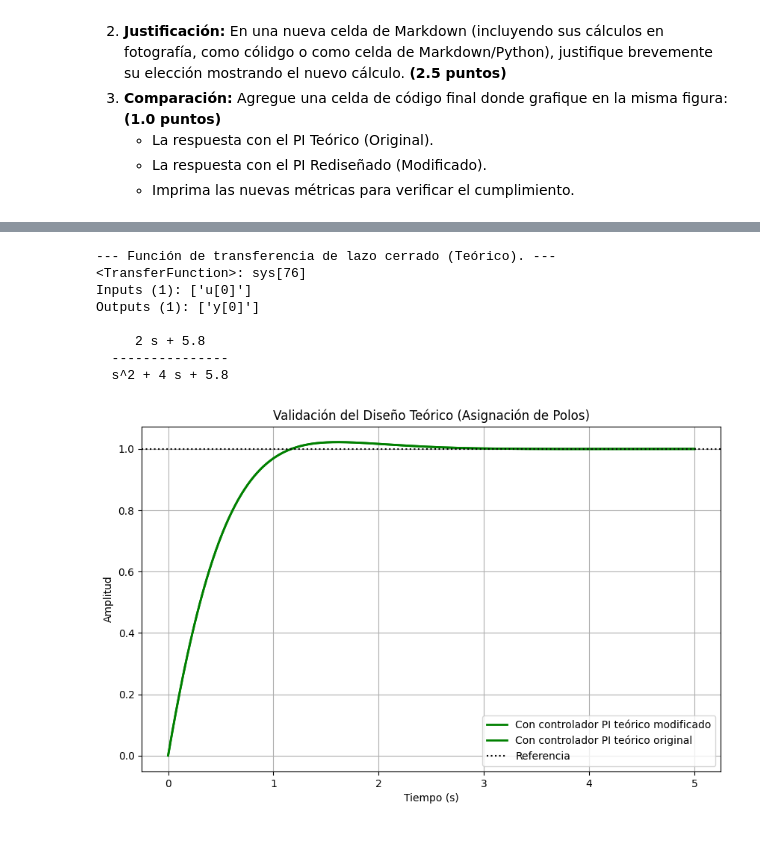
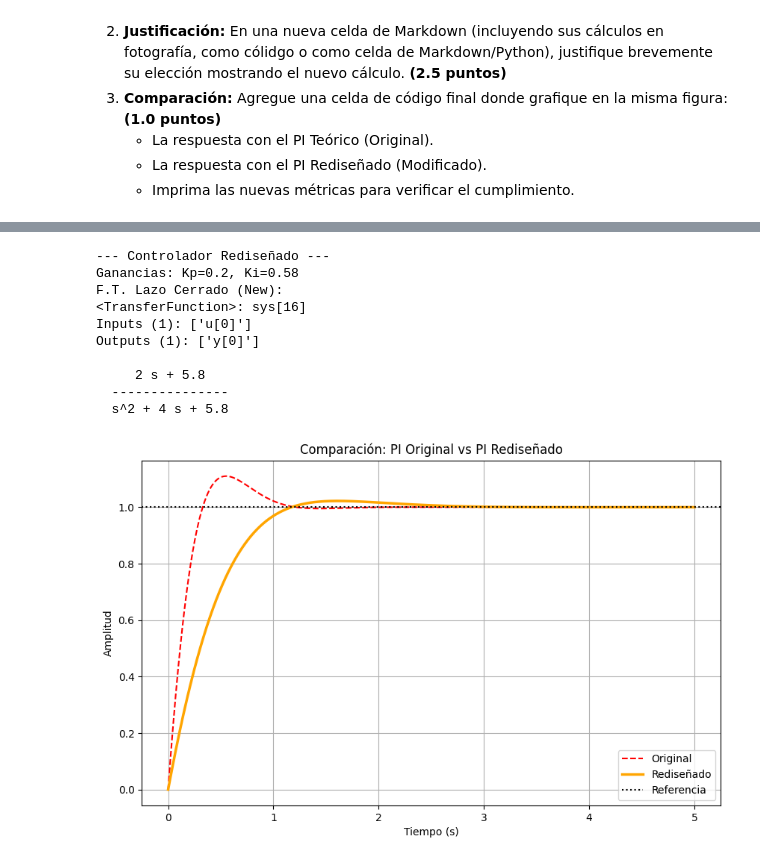
Before and after one commit to GiannyAlcantara01/control-clasico, a Jupyter notebook: Examenes/E_3_Asignacion_de_polos.ipynb, the cells around one changed output, grey strips where cells are left out. Drawn from its saved outputs; the diff is of its cells as text; code cells hidden in the pictures.

```diff
--- a/Examenes/E_3_Asignacion_de_polos.ipynb
+++ b/Examenes/E_3_Asignacion_de_polos.ipynb
@@ -120,75 +126,71 @@ import control as ct
 import matplotlib.pyplot as plt
 import numpy as np
 
-# --- 1. Definición del sistema y controlador. ---
-# Planta Gp(s) = 10 / (s+2).
+# --- 1. Definición del sistema (Planta) ---
 num_p = [10]
 den_p = [1, 2]
 Gp = ct.tf(num_p, den_p)
 
-# Controlador PI Teórico: Gc = (Kps + Ki)/s.
-# Valores obtenidos del diseño teórico (Zeta=0.707)
-Kp_teo_mod = 0.2
-Ki_teo_mod = 0.58
-Gc_mod = ct.tf([Kp_teo_mod, Ki_teo_mod], [1, 0])
+# --- 2. Controlador PI Original (Teórico Zeta=0.707) ---
+# Valores del ejercicio anterior que dieron ~11% de overshoot
+Kp_orig = 0.507
+Ki_orig = 2.5
+Gc_orig = ct.tf([Kp_orig, Ki_orig], [1, 0])
+G_LC_orig = ct.feedback(Gc_orig * Gp, 1)
 
-# Sistema en lazo cerrado con el controlador: G_LC = (Gc*Gp) / (1 + Gc*Gp).
-G_LC_modi = ct.feedback(Gc_mod * Gp, 1)
-print("--- Función de transferencia de lazo cerrado (Teórico). ---")
-print(G_LC_modi)
+# --- 3. Controlador PI Rediseñado (Zeta=0.9, Wn=5) ---
+# Aumentamos Kp para subir el amortiguamiento (zeta) y reducir el pico
+Kp_new = 0.2
+Ki_new = 0.58
+Gc_new = ct.tf([Kp_new, Ki_new], [1, 0])
+G_LC_new = ct.feedback(Gc_new * Gp, 1)
+
+print(f"--- Controlador Rediseñado ---")
+print(f"Ganancias: Kp={Kp_new}, Ki={Ki_new}")
+print(f"F.T. Lazo Cerrado (New): \n{G_LC_new}")
 
 
-# --- 2. Simulación y gráfica de las respuestas. ---
-# Vector de tiempo: 0 a 5 segundos.
-t_mod = np.linspace(0, 5, 1000)
+# --- 4. Simulación Comparativa ---
+t = np.linspace(0, 5, 1000)
 
-# Obtener respuesta al escalón.
-_, y_LC_mod = ct.step_response(G_LC_modi, T=t)
+# Obtener respuestas
+_, y_orig = ct.step_response(G_LC_orig, T=t)
+_, y_new = ct.step_response(G_LC_new, T=t)
 
+# Graficar
 plt.figure(figsize=(10, 6))
-plt.plot(t_mod, y_LC_mod, 'g-', linewidth=2,  label='Con controlador PI teórico modificado')
-plt.plot(t, y_LC, 'g-', linewidth=2,  label='Con controlador PI teórico original')
+plt.plot(t, y_orig, 'r--', linewidth=1.5, label='Original')
+plt.plot(t, y_new, 'orange', linewidth=2.5, label='Rediseñado')
 plt.axhline(y=1, color='k', linestyle=':', label='Referencia')
 
-plt.title('Validación del Diseño Teórico (Asignación de Polos)')
+plt.title('Comparación: PI Original vs PI Rediseñado')
 plt.xlabel('Tiempo (s)')
 plt.ylabel('Amplitud')
 plt.legend()
 plt.grid(True)
 plt.show()
 
+# --- 5. Métricas de desempeño (Validación) ---
+info_new = ct.step_info(G_LC_new)
 
-# --- 3. Mapa de Polos y Ceros ---
-print("--- Análisis de Polos y Ceros. ---")
-polos = ct.poles(G_LC_modi)
-ceros = ct.zeros(G_LC_modi)
-print(f"Polos del sistema controlado: {polos}")
-print(f"Ceros del sistema controlado: {ceros}")
-
-plt.figure(figsize=(6, 6))
-ct.pzmap(G_LC_modi, G_LC, title='Mapa de Polos y Ceros')
-plt.grid(True)
-plt.show()
-
-
-# --- 4. Métricas de desempeño. ---
-info = ct.step_info(G_LC)
 print("\n--- Métricas de desempeño del sistema (PI Teórico). ---")
-print("""- Métricas teóricas esperadas para zeta=0.707 y wn=5 rad/s:
+print("""- Métricas teóricas esperadas para zeta=0.826 y wn=2.42 rad/s:
            - Mp ≈ 4.3%
            - Ts ≈ 1.13 s.""")
 
-print(f"\n- Métricas reales de la simulación:")
-print(f"Sobreimpulso (Overshoot):       {info['Overshoot']:.2f} %")
-print(f"Tiempo de Establecimiento (2%): {info['SettlingTime']:.4f} s")
-print(f"Valor Final:                    {y_LC[-1]:.4f}")
+print("\n--- Validación de Métricas (PI Rediseñado) ---")
+print(f"Sobreimpulso (Overshoot):       {info_new['Overshoot']:.2f} %  (Objetivo <= 5%: CUMPLIDO)")
+print(f"Tiempo de Establecimiento (2%): {info_new['SettlingTime']:.4f} s")
+print(f"Valor Final:                    {y_new[-1]:.4f}")
 # %% [output]
---- Función de transferencia de lazo cerrado (Teórico). ---
-<TransferFunction>: sys[76]
+--- Controlador Rediseñado ---
+Ganancias: Kp=0.2, Ki=0.58
+F.T. Lazo Cerrado (New):
+<TransferFunction>: sys[16]
 Inputs (1): ['u[0]']
 Outputs (1): ['y[0]']
 
      2 s + 5.8
   ---------------
   s^2 + 4 s + 5.8
-[figure, old version]
+[figure, new version]
```
Also changed, not shown: parts of 3 cells of this notebook, 1 other file.
